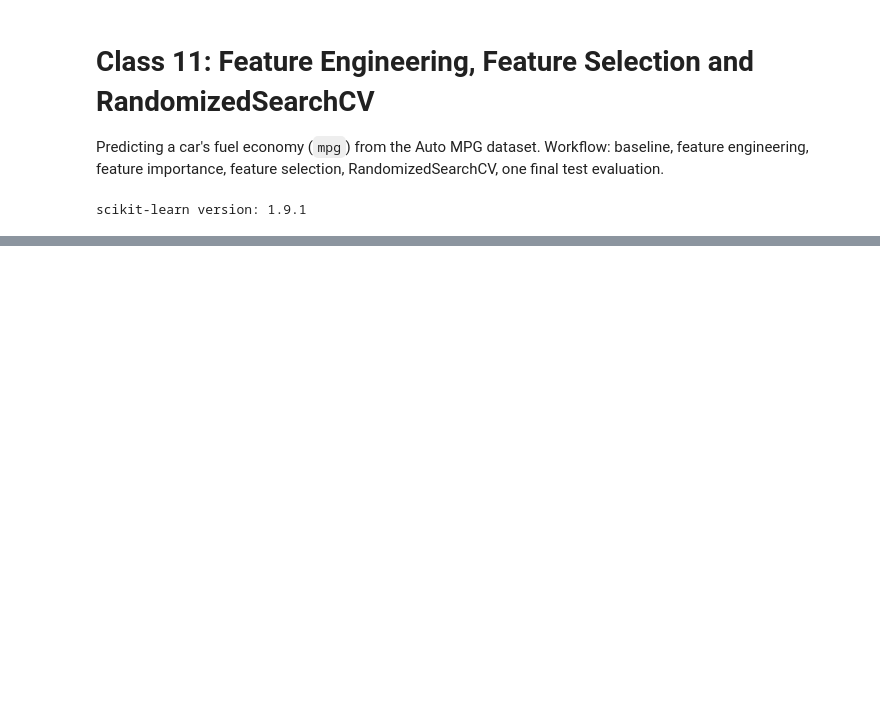
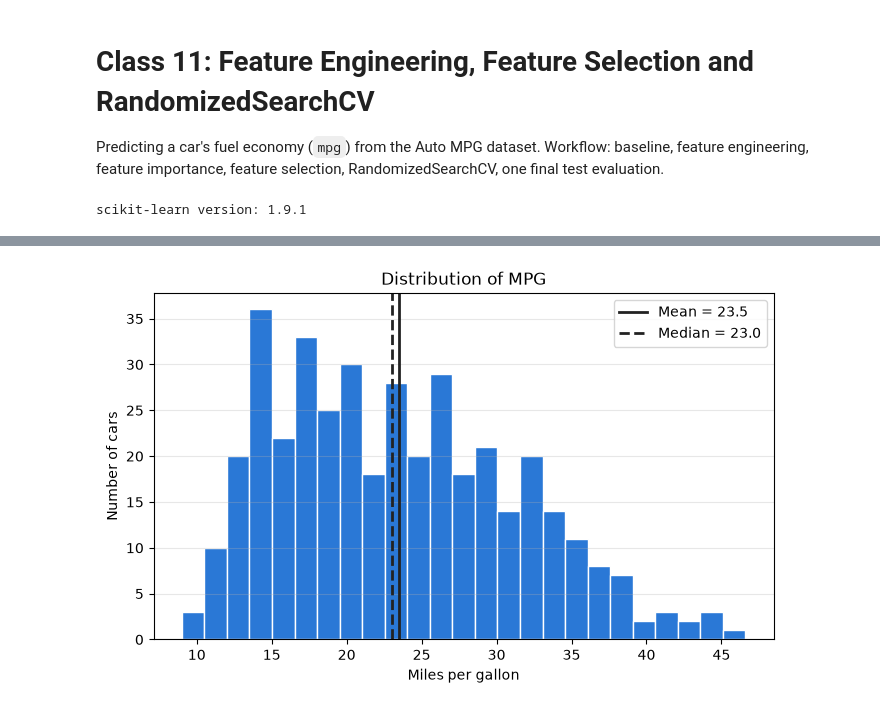
Before and after one commit to JGrade2005/CSE4095_2026, a Jupyter notebook: in_class_assignments/class11/class11_feature_engineering.ipynb, the cells around one changed output, grey strips where cells are left out. Cells and saved outputs as stored; diff of their text form; code cells hidden in the pictures; blank space fills up the shorter version.

```diff
--- a/in_class_assignments/class11/class11_feature_engineering.ipynb
+++ b/in_class_assignments/class11/class11_feature_engineering.ipynb
@@ -19,0 +23,12 @@ scikit-learn version: 1.9.1
+# %%
+DATA_FILE = "auto-mpg.csv"
+DATA_URL = "https://raw.githubusercontent.com/plotly/datasets/master/auto-mpg.csv"
+
+# Use the local copy next to the notebook (VS Code). In Colab, download it instead.
+data_source = DATA_FILE if Path(DATA_FILE).exists() else DATA_URL
+df = pd.read_csv(data_source)
+df = df.rename(columns={"model-year": "model_year"})
+
+print("Loaded from:", data_source)
+print("Shape:", df.shape)
+print("Columns:", list(df.columns))
@@ -19,0 +89,16 @@ scikit-learn version: 1.9.1
+# %%
+mpg_mean = df["mpg"].mean()
+mpg_median = df["mpg"].median()
+
+fig, ax = plt.subplots(figsize=(8, 4.5))
+ax.hist(df["mpg"], bins=25, color="#2a78d6", edgecolor="white")
+ax.axvline(mpg_mean, color="#222222", linewidth=2, label=f"Mean = {mpg_mean:.1f}")
+ax.axvline(mpg_median, color="#222222", linewidth=2, linestyle="--", label=f"Median = {mpg_median:.1f}")
+ax.set_title("Distribution of MPG")
+ax.set_xlabel("Miles per gallon")
+ax.set_ylabel("Number of cars")
+ax.grid(axis="y", alpha=0.3)
+ax.legend()
+plt.show()
+# %% [output]
+[figure, added]
```
Also changed, not shown: parts of 9 cells of this notebook, 36 other files.
